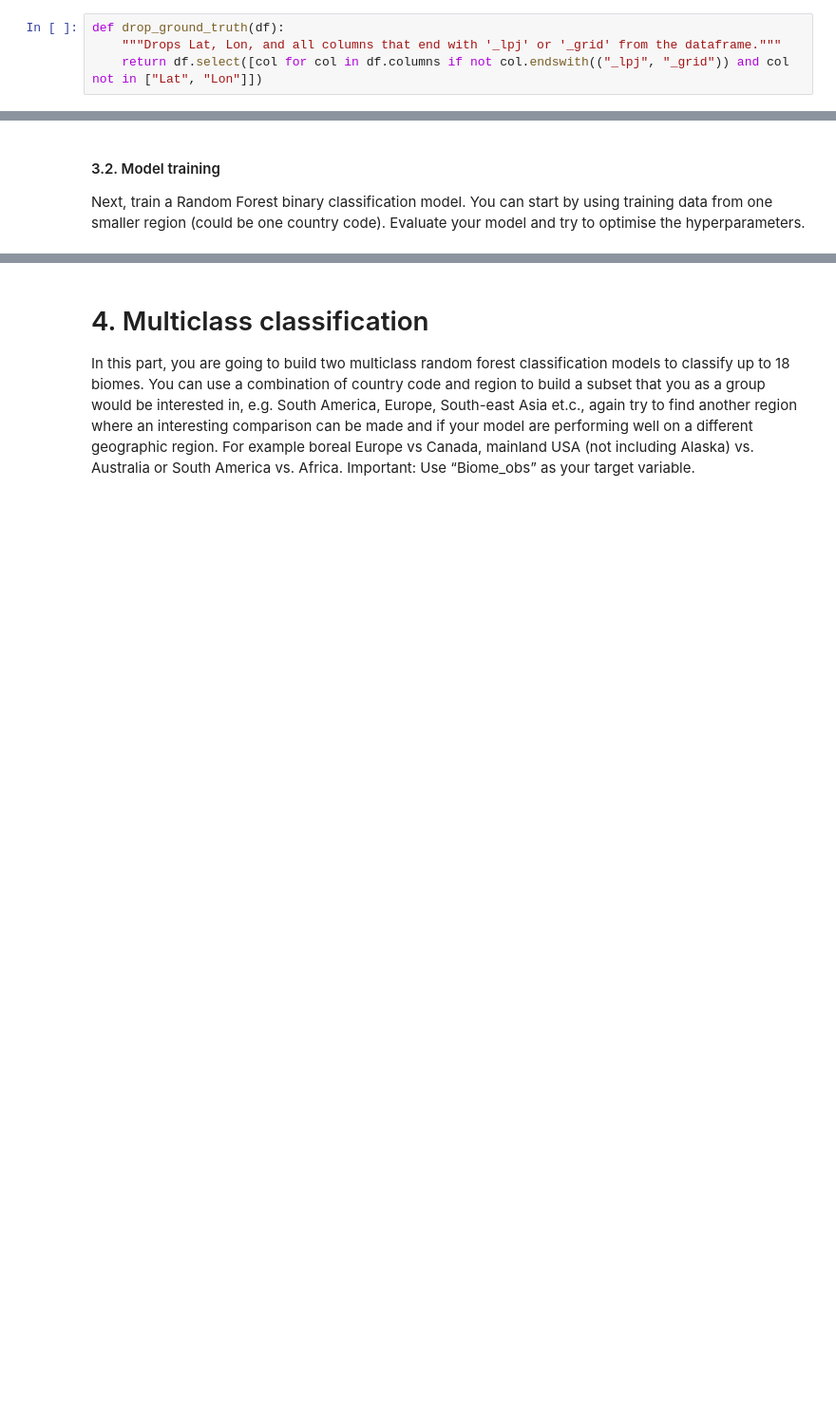
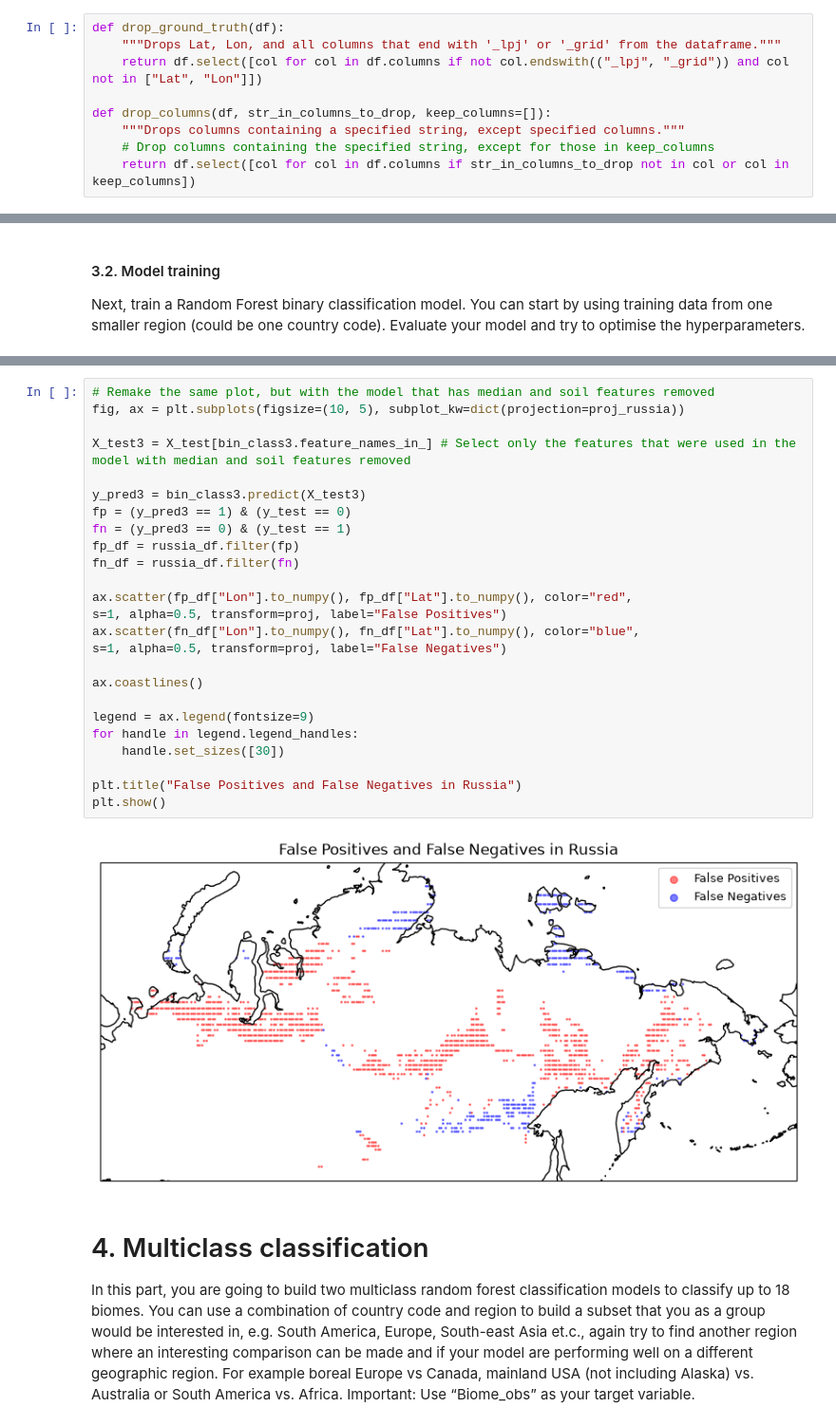
Before and after one commit to AndreaRaaschou/BERN01, a Jupyter notebook: biome_project/Hugo/main.ipynb, the cells around one changed output, grey strips where cells are left out. Shown at 95% size. Drawn from its saved outputs; the diff is of its cells as text; blank space fills up the shorter version.

```diff
--- a/biome_project/Hugo/main.ipynb
+++ b/biome_project/Hugo/main.ipynb
@@ -157,6 +166,11 @@ biome_names
 def drop_ground_truth(df):
     """Drops Lat, Lon, and all columns that end with '_lpj' or '_grid' from the dataframe."""
     return df.select([col for col in df.columns if not col.endswith(("_lpj", "_grid")) and col not in ["Lat", "Lon"]])
+
+def drop_columns(df, str_in_columns_to_drop, keep_columns=[]):
+    """Drops columns containing a specified string, except specified columns."""
+    # Drop columns containing the specified string, except for those in keep_columns
+    return df.select([col for col in df.columns if str_in_columns_to_drop not in col or col in keep_columns])
 # %% [markdown]
 # 2. Data Description and Visualization
 In this phase, provide an overview of the distribution of the outcome variables and select a
@@ -327,3 +509,30 @@ ax.legend()
+# %%
+# Remake the same plot, but with the model that has median and soil features removed
+fig, ax = plt.subplots(figsize=(10, 5), subplot_kw=dict(projection=proj_russia))
+
+X_test3 = X_test[bin_class3.feature_names_in_] # Select only the features that were used in the model with median and soil features removed
+
+y_pred3 = bin_class3.predict(X_test3)
+fp = (y_pred3 == 1) & (y_test == 0)
+fn = (y_pred3 == 0) & (y_test == 1)
+fp_df = russia_df.filter(fp)
+fn_df = russia_df.filter(fn)
+
+ax.scatter(fp_df["Lon"].to_numpy(), fp_df["Lat"].to_numpy(), color="red",
+s=1, alpha=0.5, transform=proj, label="False Positives")
+ax.scatter(fn_df["Lon"].to_numpy(), fn_df["Lat"].to_numpy(), color="blue",
+s=1, alpha=0.5, transform=proj, label="False Negatives")
+
+ax.coastlines()
+
+legend = ax.legend(fontsize=9)
+for handle in legend.legend_handles:
+    handle.set_sizes([30])
+
+plt.title("False Positives and False Negatives in Russia")
+plt.show()
+# %% [output]
+[figure, added]
 # %% [markdown]
 # 4. Multiclass classification
 In this part, you are going to build two multiclass random forest classification models to
```
Also changed, not shown: parts of 75 cells of this notebook.
